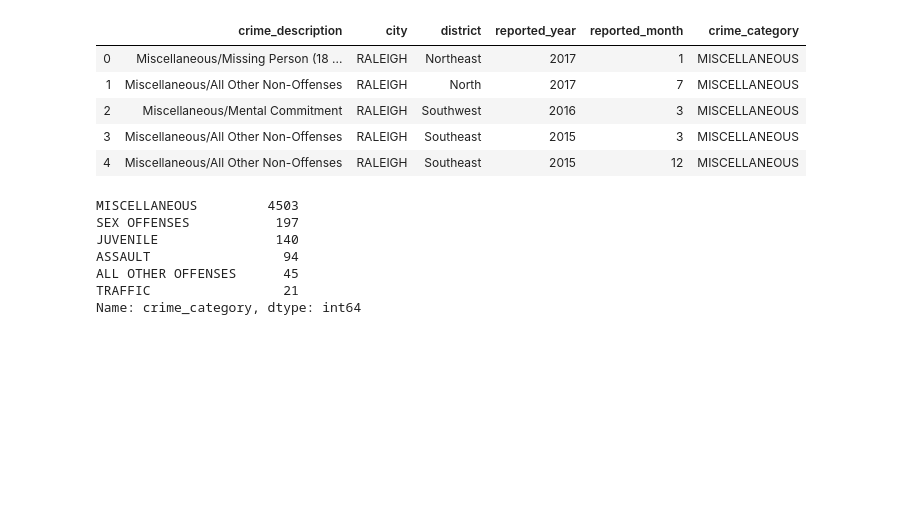
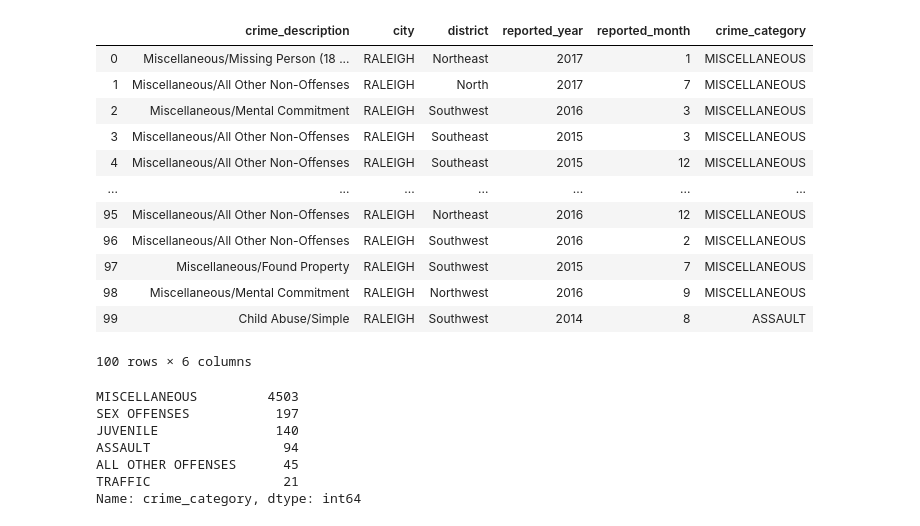
Before and after one commit to apspatz/team2project1, a Jupyter notebook: ODRaleigh.ipynb, the cells around one changed output. Cells and saved outputs as stored; diff of their text form; code cells hidden in the pictures; blank space fills up the shorter version.

Commit message:
Raleigh data cleanup

```diff
--- a/ODRaleigh.ipynb
+++ b/ODRaleigh.ipynb
@@ -29,17 +29,24 @@ pprint(response)
 # %%
 crimedata = response["features"]
 formatted_data = [crime['attributes'] for crime in crimedata]
 # pprint(formatted_data)
 
 crimedata_pd = pd.DataFrame(formatted_data)
-crimedata_pd.head()
+crimedata_pd.head(100)
 # %% [output]
 |  | crime_description | city | district | reported_year | reported_month | crime_category |
 | 0 | Miscellaneous/Missing Person (18 ... | RALEIGH | Northeast | 2017 | 1 | MISCELLANEOUS |
 | 1 | Miscellaneous/All Other Non-Offenses | RALEIGH | North | 2017 | 7 | MISCELLANEOUS |
 | 2 | Miscellaneous/Mental Commitment | RALEIGH | Southwest | 2016 | 3 | MISCELLANEOUS |
 | 3 | Miscellaneous/All Other Non-Offenses | RALEIGH | Southeast | 2015 | 3 | MISCELLANEOUS |
 | 4 | Miscellaneous/All Other Non-Offenses | RALEIGH | Southeast | 2015 | 12 | MISCELLANEOUS |
+| ... | ... | ... | ... | ... | ... | ... |
+| 95 | Miscellaneous/All Other Non-Offenses | RALEIGH | Northeast | 2016 | 12 | MISCELLANEOUS |
+| 96 | Miscellaneous/All Other Non-Offenses | RALEIGH | Southwest | 2016 | 2 | MISCELLANEOUS |
+| 97 | Miscellaneous/Found Property | RALEIGH | Southwest | 2015 | 7 | MISCELLANEOUS |
+| 98 | Miscellaneous/Mental Commitment | RALEIGH | Northwest | 2016 | 9 | MISCELLANEOUS |
+| 99 | Child Abuse/Simple | RALEIGH | Southwest | 2014 | 8 | ASSAULT |
+100 rows × 6 columns
 # %%
 district_count = crimedata_pd['district'].value_counts()
 
```
Also changed, not shown: parts of 8 cells of this notebook, 1 other file.
